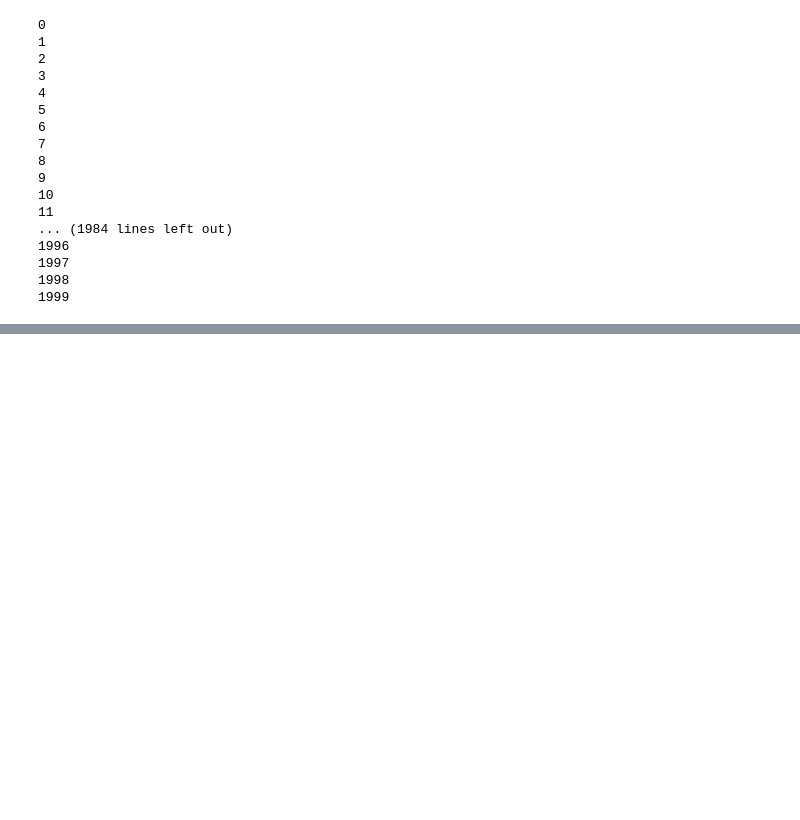
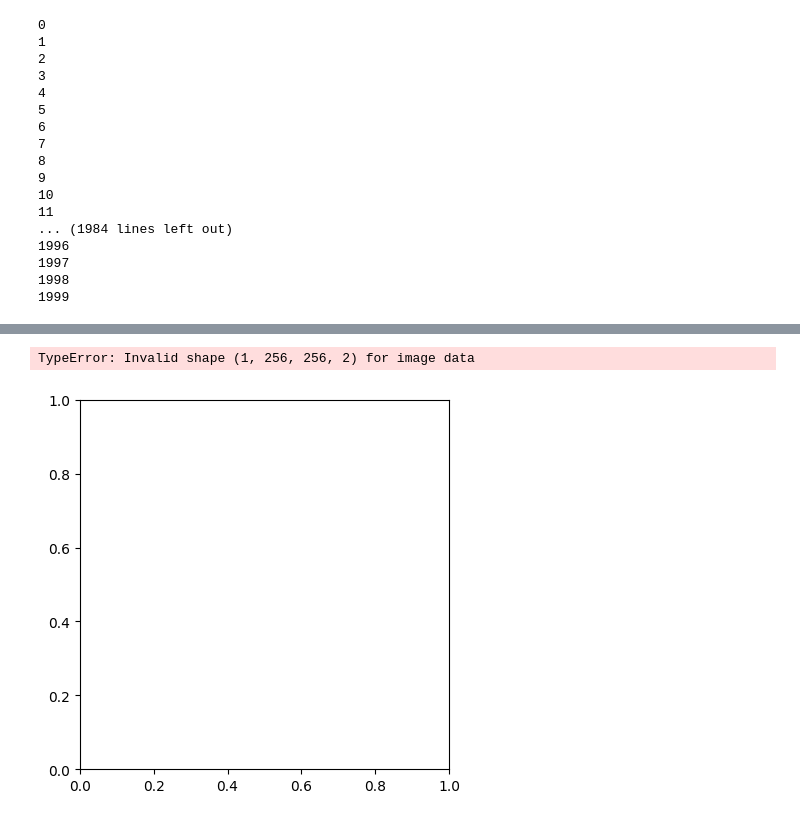
Before and after one commit to Omee-dev/Lane-Detection, a Jupyter notebook: 3.ipynb, the cells around one changed output, grey strips where cells are left out. Cells and saved outputs as stored; diff of their text form; code cells hidden in the pictures; blank space fills up the shorter version.

```diff
--- a/3.ipynb
+++ b/3.ipynb
@@ -284,0 +153,22 @@ train_gen = augment_data1(x_train,y_train)
+# %%
+from keras.models import Model
+from keras.layers import Input, Conv2D, MaxPooling2D, UpSampling2D
+
+def simple_model(input_shape):
+    inputs = Input(shape=input_shape)
+
+    # Encoder
+    conv1 = Conv2D(32, (3, 3), activation='relu', padding='same')(inputs)
+    pool1 = MaxPooling2D(pool_size=(2, 2))(conv1)
+    conv2 = Conv2D(64, (3, 3), activation='relu', padding='same')(pool1)
+    pool2 = MaxPooling2D(pool_size=(2, 2))(conv2)
+
+    # Decoder
+    up1 = UpSampling2D(size=(2, 2))(pool2)
+    conv3 = Conv2D(64, (3, 3), activation='relu', padding='same')(up1)
+    up2 = UpSampling2D(size=(2, 2))(conv3)
+    conv4 = Conv2D(32, (3, 3), activation='relu', padding='same')(up2)
+    outputs = Conv2D(2, (1, 1), activation='softmax', padding='same')(conv4)
+
+    model = Model(inputs=inputs, outputs=outputs)
+    return model
@@ -284,0 +232,5 @@ train_gen = augment_data1(x_train,y_train)
+# %%
+model = simple_model((256,256,3))
+model.compile(loss='binary_crossentropy', optimizer='adam', metrics=['accuracy'])
+# %%
+history = model.fit(gen, epochs=1, validation_data=val_generator)
@@ -284,0 +251,15 @@ train_gen = augment_data1(x_train,y_train)
+# %%
+import matplotlib.pyplot as plt
+
+# Load a test image
+test_image = cv2.imread('D:/Data/driver_182_30frame/05312336_0004.MP4/00000.jpg')
+
+# Generate lane predictions for the test image
+test_image = cv2.resize(test_image, (256, 256))
+
+# Generate lane predictions for the test image
+test_pred = model.predict(test_image.reshape(1, 256, 256, 3))
+
+# Convert the predicted binary mask to lane coordinate points
+test_points = binary_mask_to_points(test_pred)
+print(test_points.__len__())
@@ -284,0 +269,5 @@ train_gen = augment_data1(x_train,y_train)
+# %%
+plt.imshow(test_pred)
+# %% [output]
+TypeError: Invalid shape (1, 256, 256, 2) for image data
+[figure, added]
```
Also changed, not shown: parts of 77 cells of this notebook, 8 other files.
